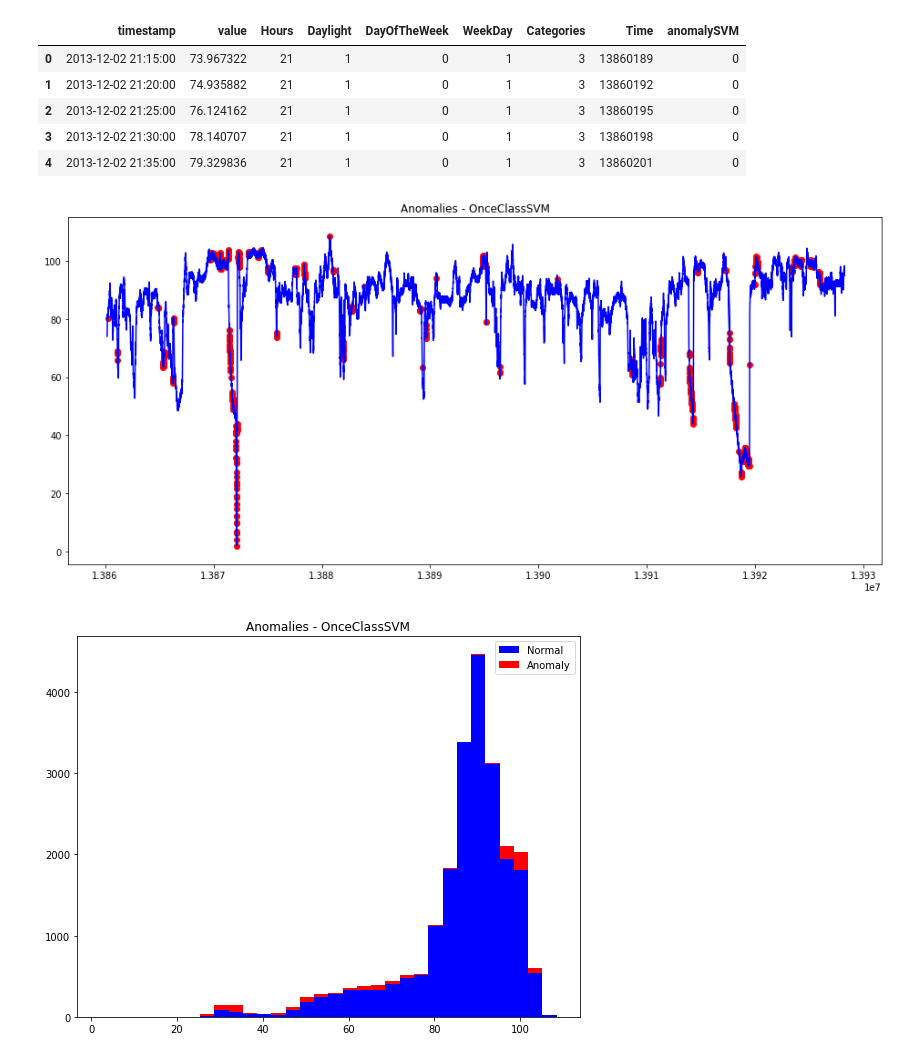
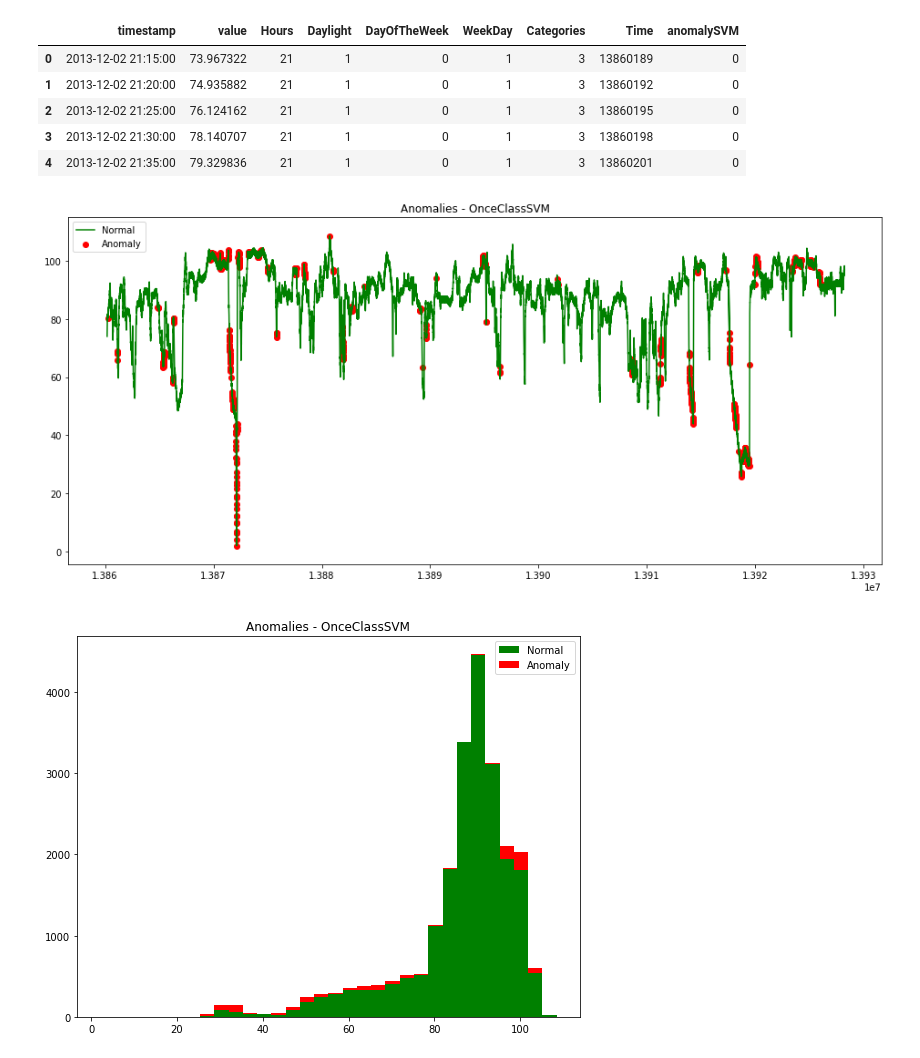
Before and after one commit to ydafalla/D-S-tream-of-Anomalies, a Jupyter notebook: Anomaly-Detection.ipynb, the cells around one changed output. Saved outputs shown, nothing was run; the diff lists cells and outputs as text; code cells hidden in the pictures.

```diff
--- a/Anomaly-Detection.ipynb
+++ b/Anomaly-Detection.ipynb
@@ -229,26 +230,27 @@ a = data.loc[data['anomalySVM'] == 1, ['Time', 'value']] #anomaly
 
 fig.set_size_inches(16,7)
 
-ax.plot(data['Time'], data['value'], color='blue')
-ax.scatter(a['Time'],a['value'], color='red')
+ax.plot(data['Time'], data['value'], color='green',label='Normal')
+ax.scatter(a['Time'],a['value'], color='red',label='Anomaly')
 
 plt.title("Anomalies - OnceClassSVM")
+plt.legend()
 plt.show()
 # %% [output]
-[figure, old version]
+[figure, new version]
 # %%
 #Visualisation of anomaly with temperature repartition (viz 2)
 a = data.loc[data['anomalySVM'] == 0, 'value']
 b = data.loc[data['anomalySVM'] == 1, 'value']
 
 fig, axs = plt.subplots()
-axs.hist([a,b], bins=32, stacked=True, color=['blue', 'red'], label=['Normal', 'Anomaly'])
+axs.hist([a,b], bins=32, stacked=True, color=['green', 'red'], label=['Normal', 'Anomaly'])
 plt.title("Anomalies - OnceClassSVM")
 fig.set_size_inches(9,7)
 plt.legend()
 plt.show()
 # %% [output]
-[figure, old version]
+[figure, new version]
 # %% [markdown]
 
 ## Conclusion:
```
Also changed, not shown: parts of 4 cells of this notebook, 1 other file.
